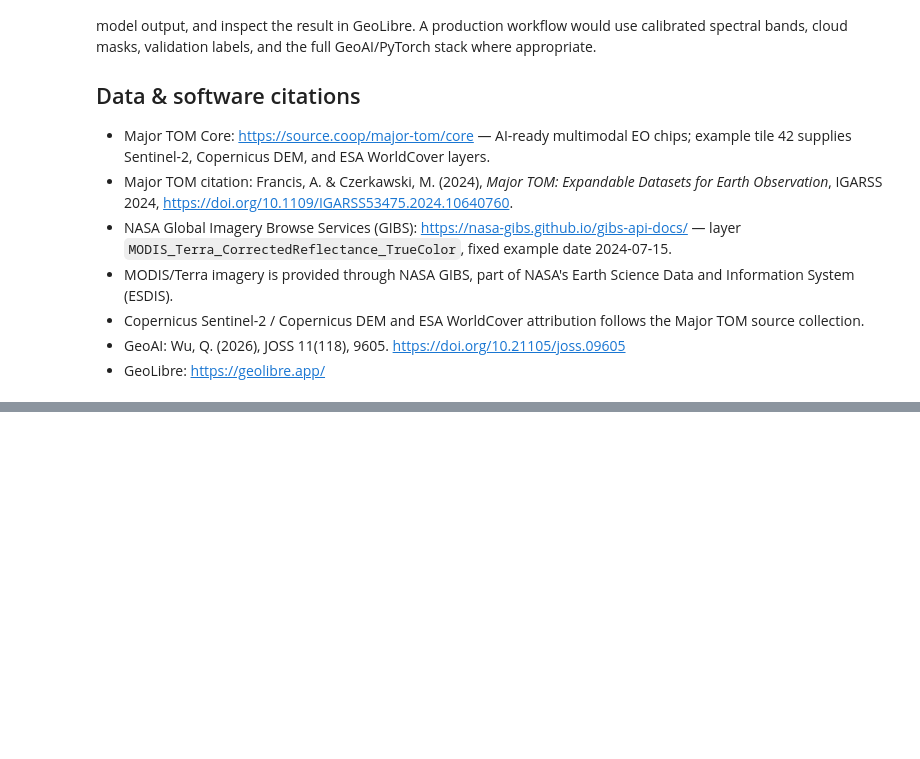
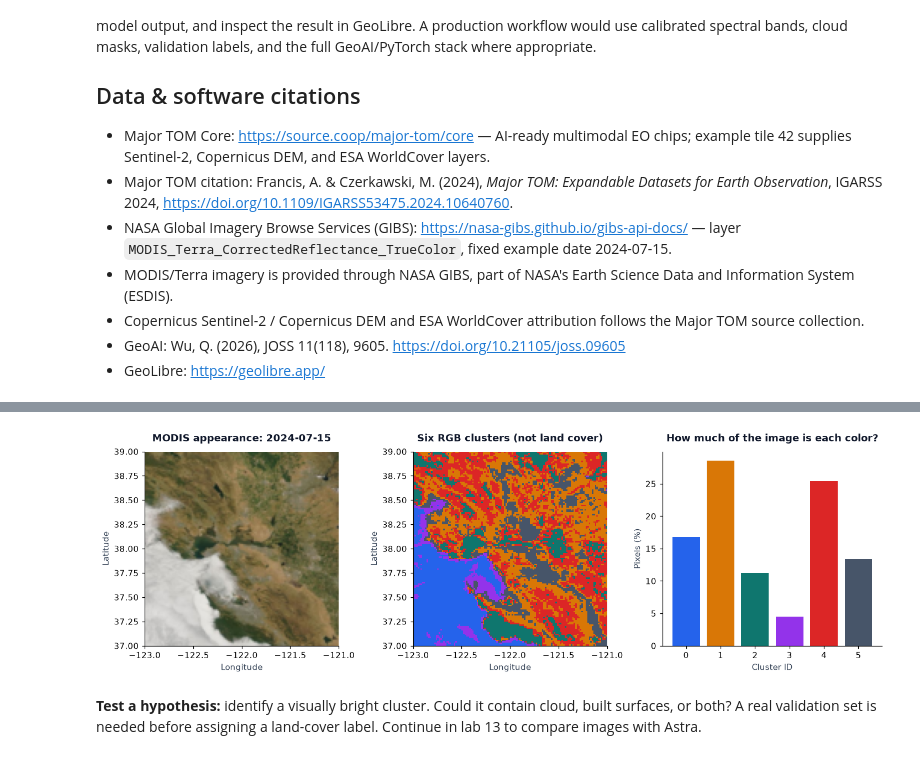
Before and after one commit to jltobias/JupyterLite-GeoLibre-GeoAI, a Jupyter notebook: book/notebooks/03_earth_observation_geoai.ipynb, the cells around one changed output, grey strips where cells are left out. Drawn from its saved outputs; the diff is of its cells as text; code cells hidden in the pictures; blank space fills up the shorter version.

```diff
--- a/book/notebooks/03_earth_observation_geoai.ipynb
+++ b/book/notebooks/03_earth_observation_geoai.ipynb
@@ -130,0 +161,22 @@ These are **RGB appearance clusters**, not semantic land-cover classes. Their pu
+# %%
+from cognition import style_plots, COLORS
+import matplotlib.pyplot as plt
+from matplotlib.colors import ListedColormap, BoundaryNorm
+style_plots()
+fig, axes = plt.subplots(1, 3, figsize=(13, 4), layout="constrained")
+extent = [BBOX[0], BBOX[2], BBOX[1], BBOX[3]]
+axes[0].imshow(rgb, extent=extent, origin="upper")
+axes[0].set_title(f"MODIS appearance: {DATE}")
+axes[1].imshow(labels, extent=extent, origin="upper", cmap=ListedColormap(COLORS),
+               norm=BoundaryNorm(np.arange(7)-.5, 6), interpolation="nearest")
+axes[1].set_title("Six RGB clusters (not land cover)")
+for ax in axes[:2]:
+    ax.set(xlabel="Longitude", ylabel="Latitude")
+counts = np.bincount(labels.ravel(), minlength=6)
+axes[2].bar(range(6), 100 * counts / counts.sum(), color=COLORS)
+axes[2].set(xlabel="Cluster ID", ylabel="Pixels (%)", title="How much of the image is each color?")
+plt.show()
+# %% [output]
+[figure, added]
+# %% [markdown]
+**Test a hypothesis:** identify a visually bright cluster. Could it contain cloud, built surfaces, or both? A real validation set is needed before assigning a land-cover label. Continue in lab 13 to compare images with Astra.
```
Also changed, not shown: parts of 7 cells of this notebook, 40 other files.
